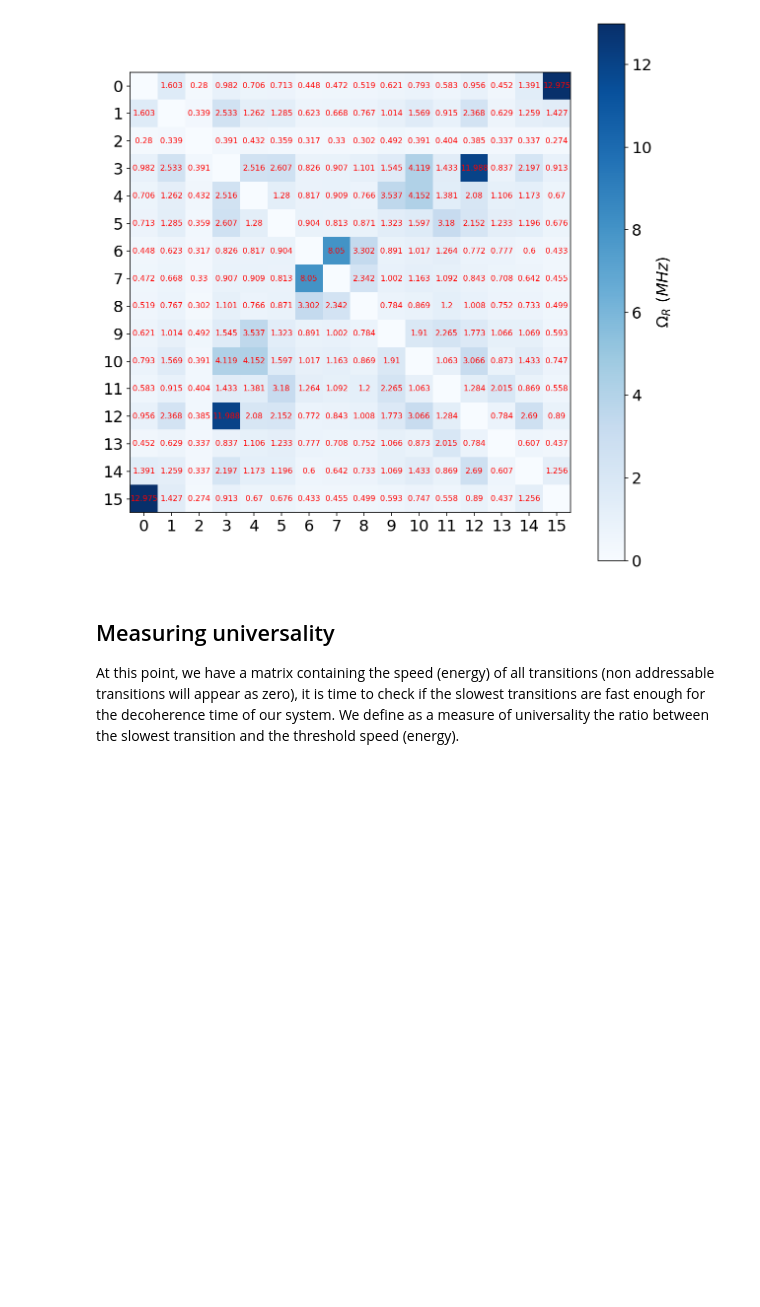
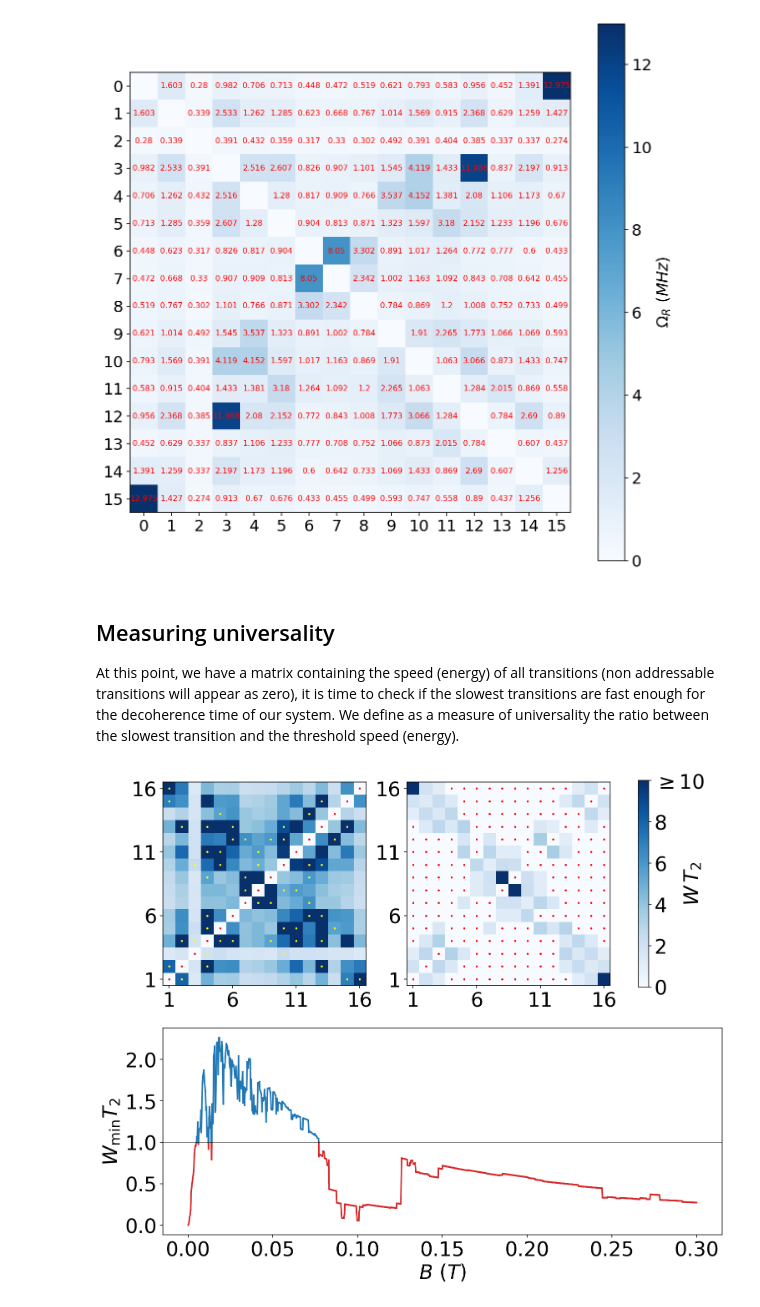
Before and after one commit to chuan97/universality, a Jupyter notebook: VOporphirin.ipynb, the cells around one changed output. Drawn from its saved outputs; the diff is of its cells as text; code cells hidden in the pictures; blank space fills up the shorter version.

```diff
--- a/VOporphirin.ipynb
+++ b/VOporphirin.ipynb
@@ -89,7 +87,7 @@ plt.rcParams['font.size'] = 16
 h = 0.02
 
 H = hamiltonian.VOporphirin(A, g, h * X)
-Hext = hamiltonian.external_field(h_ext * Z, g)
+Hext = hamiltonian.external_field_VOporphirin(h_ext * Z, g)
 
 # porph = hamiltonian._VOporphirin(np.diag(A), np.diag(g), h * X, S, I)
 # H = porph.H
@@ -198,8 +196,7 @@ ax1 = fig.add_subplot(221)
 h = 0.02
 
 H = hamiltonian.VOporphirin(A, g, h * X)
-Hext = hamiltonian.external_field(h_ext * Z, g)
-Hext = hamiltonian.external_field(h_ext * Z, g)
+Hext = hamiltonian.external_field_VOporphirin(h_ext * Z, g)
 
 m, energies = transition.transition_matrix(H, Hext)
 m_trans, degenerates = transition.select_transitions(m, energies)
@@ -232,7 +229,7 @@ ax2 = fig.add_subplot(222)
 h = 0.3
 
 H = hamiltonian.VOporphirin(A, g, h * X)
-Hext = hamiltonian.external_field(h_ext * Z, g)
+Hext = hamiltonian.external_field_VOporphirin(h_ext * Z, g)
 
 m, energies = transition.transition_matrix(H, Hext)
 m_trans, degenerates = transition.select_transitions(m, energies)
@@ -286,33 +283,35 @@ universality = []
 
 for h in hs:
     H = hamiltonian.VOporphirin(A, g, h * X)
-    Hext = hamiltonian.external_field(h_ext * Z, g)
-    Hext = hamiltonian.external_field(h_ext * Z, g)
+    Hext = hamiltonian.external_field_VOporphirin(h_ext * Z, g)
+    Hext = hamiltonian.external_field_VOporphirin(h_ext * Z, g)
 
     m, energies = transition.transition_matrix(H, Hext)
     m_trans, degenerates = transition.select_transitions(m, energies)
     m_trans_ext = transition.fill_connections(m_trans, order = 5)
     universality.append(transition.universality_measure(m_trans_ext) / th)
 
 for x1, x2, y1,y2 in zip(hs, hs[1:], universality, universality[1:]):
     if y1 < 1 and y2 < 1:
         ax3.plot([x1, x2], [y1, y2], 'tab:red')
 
     elif y1 >= 1 and y2 >= 1:
         ax3.plot([x1, x2], [y1, y2], 'tab:blue')
 
     elif y1 < 1 and y2 >= 1:
         ax3.plot([x1, (x2 + x1) / 2], [y1, 1], 'tab:red')
         ax3.plot([(x2 + x1) / 2, x2], [1, y2], 'tab:blue')
 
     else:
         ax3.plot([x1, (x2 + x1) / 2], [y1, 1], 'tab:blue')
         ax3.plot([(x2 + x1) / 2, x2], [1, y2], 'tab:red')
 
 ax3.axhline(1, lw = 0.5, c = 'k')
 ax3.set_xlabel(r'$B \ (T)$')
 ax3.set_ylabel(r'$W_{\rm min} T_2$')
 
 
 plt.savefig('plots/universality_VOporphirin.jpeg', dpi = 200, bbox_inches = 'tight')
 plt.show()
+# %% [output]
+[figure, added]
```
Also changed, not shown: parts of 1 cell of this notebook, 3 other files.
